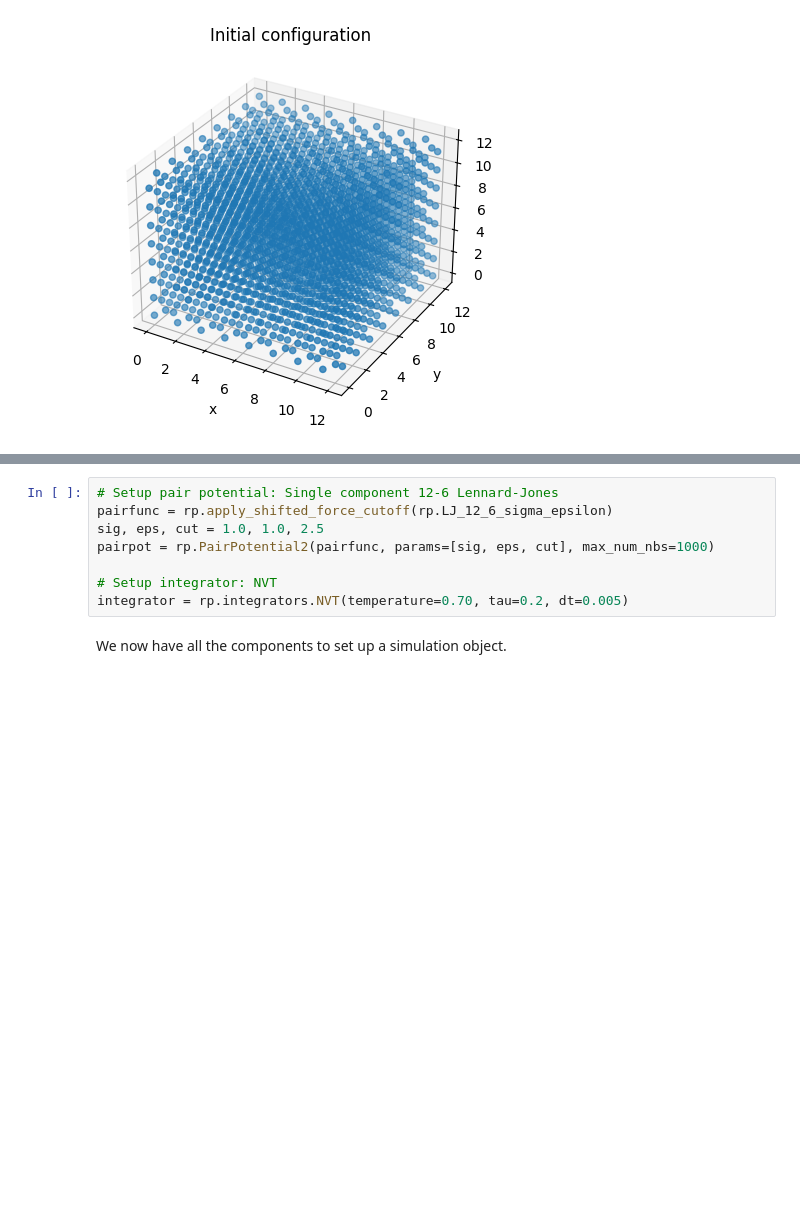
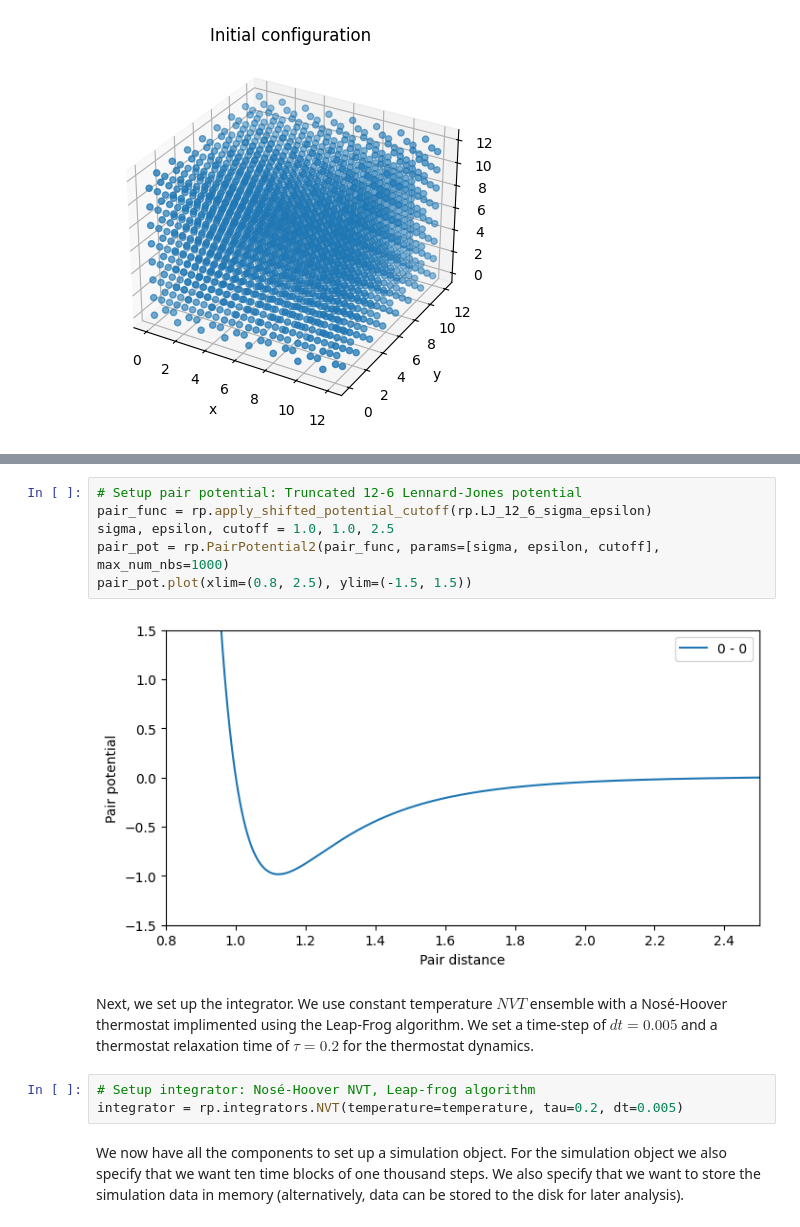
Before and after one commit to jklust/gamdpy, a Jupyter notebook: tutorials/quick_start.ipynb, the cells around one changed output, grey strips where cells are left out. Saved outputs shown, nothing was run; the diff lists cells and outputs as text; blank space fills up the shorter version.

```diff
--- a/tutorials/quick_start.ipynb
+++ b/tutorials/quick_start.ipynb
@@ -54,13 +83,18 @@ Next, we set up the pair potential and integrator for the simulation.
+# %%
+# Setup pair potential: Truncated 12-6 Lennard-Jones potential
+pair_func = rp.apply_shifted_potential_cutoff(rp.LJ_12_6_sigma_epsilon)
+sigma, epsilon, cutoff = 1.0, 1.0, 2.5
+pair_pot = rp.PairPotential2(pair_func, params=[sigma, epsilon, cutoff], max_num_nbs=1000)
+pair_pot.plot(xlim=(0.8, 2.5), ylim=(-1.5, 1.5))
+# %% [output]
+[figure, added]
+# %% [markdown]
+Next, we set up the integrator. We use constant temperature $NVT$ ensemble with a Nosé-Hoover thermostat implimented using the Leap-Frog algorithm. We set a time-step of $dt=0.005$ and a thermostat relaxation time of $\tau = 0.2$ for the thermostat dynamics.
 # %%
-# Setup pair potential: Single component 12-6 Lennard-Jones
-pairfunc = rp.apply_shifted_force_cutoff(rp.LJ_12_6_sigma_epsilon)
-sig, eps, cut = 1.0, 1.0, 2.5
-pairpot = rp.PairPotential2(pairfunc, params=[sig, eps, cut], max_num_nbs=1000)
-
-# Setup integrator: NVT
-integrator = rp.integrators.NVT(temperature=0.70, tau=0.2, dt=0.005)
+# Setup integrator: Nosé-Hoover NVT, Leap-frog algorithm
+integrator = rp.integrators.NVT(temperature=temperature, tau=0.2, dt=0.005)
 # %% [markdown]
-We now have all the components to set up a simulation object.
+We now have all the components to set up a simulation object. For the simulation object we also specify that we want ten time blocks of one thousand steps. We also specify that we want to store the simulation data in memory (alternatively, data can be stored to the disk for later analysis).
 # %%
 # Setup Simulation.
 sim = rp.Simulation(
```
Also changed, not shown: parts of 12 cells of this notebook, 1 other file.
